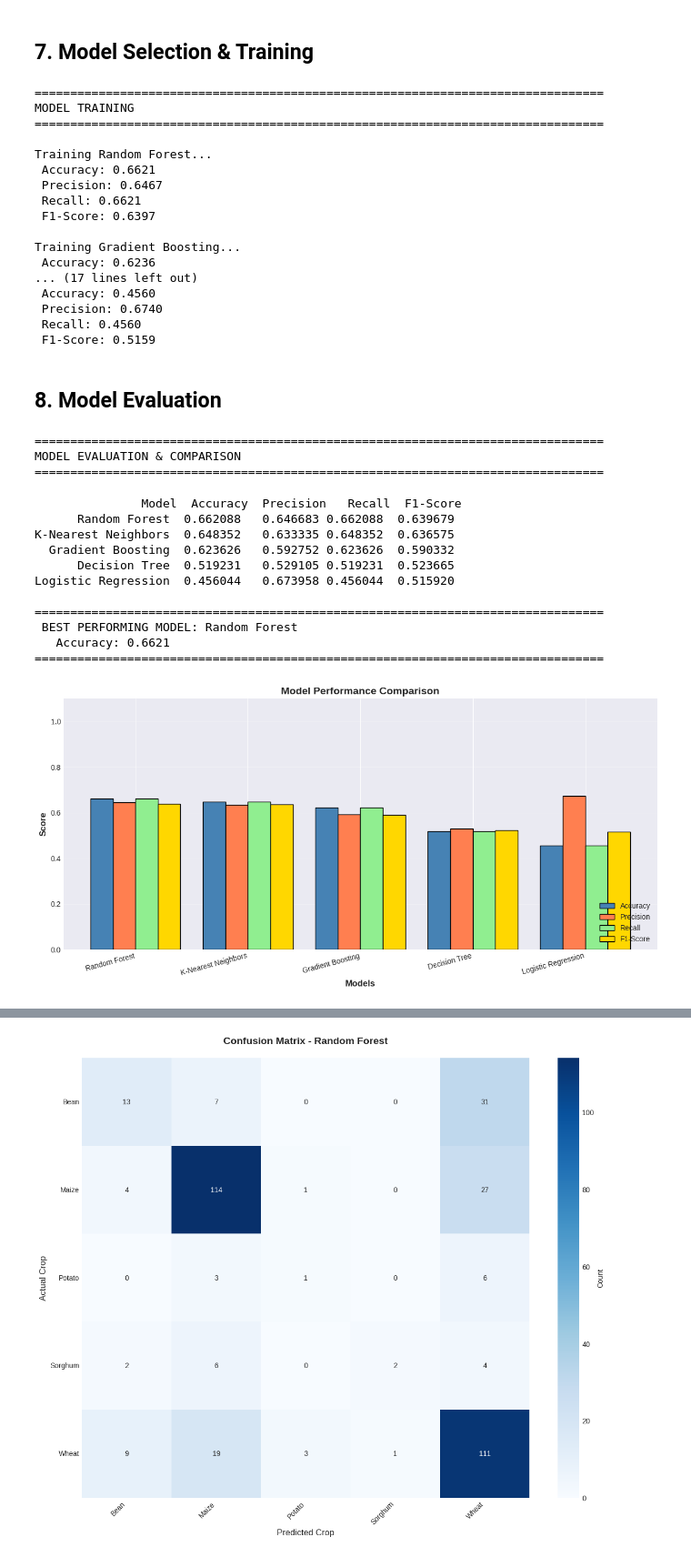
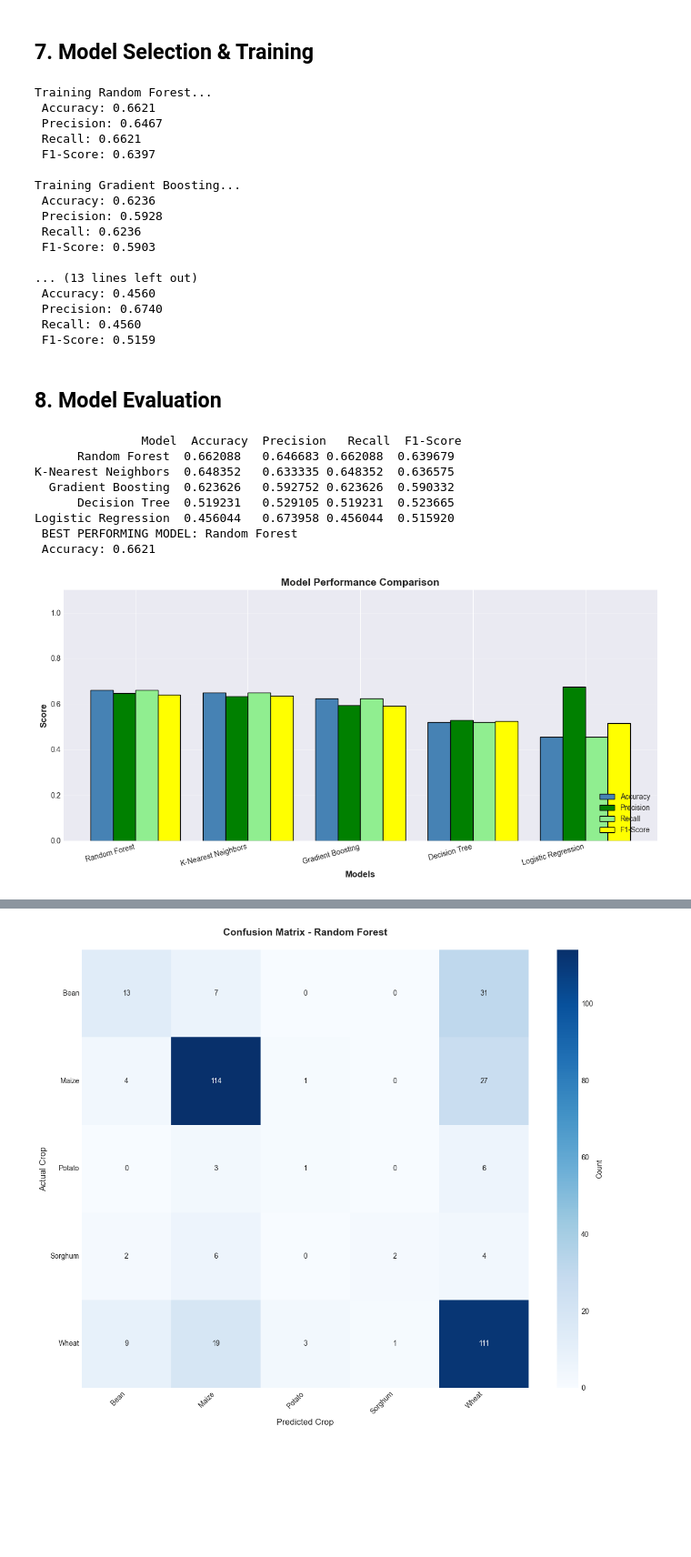
Before and after one commit to dntwaritag/SoSens, a Jupyter notebook: Notebook/SoSens.ipynb, the cells around one changed output, grey strips where cells are left out. Shown at 91% size. Saved outputs shown, nothing was run; the diff lists cells and outputs as text; code cells hidden in the pictures; blank space fills up the shorter version.

```diff
--- a/Notebook/SoSens.ipynb
+++ b/Notebook/SoSens.ipynb
@@ -68,11 +68,11 @@ print(" All libraries imported successfully")
 ## 3. Data Loading & Inspection
 # %%
 # Load the dataset
-df = pd.read_csv('/content/Crop Recommendation using Soil Properties and Weather Prediction.csv')
+df = pd.read_csv('../data/Crop Recommendation using Soil Properties and Weather Prediction.csv')
 
-print("="*80)
+
 print("DATASET OVERVIEW")
-print("="*80)
+print("-"*16)
 print(f"\nDataset Shape: {df.shape}")
 print(f"Total Records: {df.shape[0]:,}")
 print(f"Total Features: {df.shape[1]}")
@@ -434,7 +407,7 @@ models = {
     'Decision Tree': DecisionTreeClassifier(random_state=42, class_weight='balanced'),
     'K-Nearest Neighbors': KNeighborsClassifier(n_jobs=-1),
     'Logistic Regression': LogisticRegression(random_state=42, max_iter=1000,
-                                              class_weight='balanced', multi_class='multinomial')
+                                            class_weight='balanced', multi_class='multinomial')
 }
 
 # Train and evaluate each model
@@ -469,10 +442,6 @@ for name, model in models.items():
     print(f" Recall: {recall:.4f}")
     print(f" F1-Score: {f1:.4f}")
 # %% [output]
-================================================================================
-MODEL TRAINING
-================================================================================
-
 Training Random Forest...
  Accuracy: 0.6621
  Precision: 0.6467
@@ -481,21 +450,17 @@ Training Random Forest...
 
 Training Gradient Boosting...
  Accuracy: 0.6236
-... (17 lines left out)
+ Precision: 0.5928
+ Recall: 0.6236
+ F1-Score: 0.5903
+
+... (13 lines left out)
  Accuracy: 0.4560
  Precision: 0.6740
  Recall: 0.4560
  F1-Score: 0.5159
 # %% [markdown]
 ## 8. Model Evaluation
-# %%
-print("\n" + "="*80)
-print("MODEL EVALUATION & COMPARISON")
-print("="*80)
-# %% [output]
-================================================================================
-MODEL EVALUATION & COMPARISON
-================================================================================
 # %%
 # 8.1 Compare model performance
 comparison_df = pd.DataFrame({
@@ -514,10 +479,8 @@ best_model_name = comparison_df.iloc[0]['Model']
 best_model = results[best_model_name]['model']
 best_predictions = results[best_model_name]['predictions']
 
-print(f"\n{'='*80}")
 print(f" BEST PERFORMING MODEL: {best_model_name}")
-print(f"   Accuracy: {comparison_df.iloc[0]['Accuracy']:.4f}")
-print(f"{'='*80}")
+print(f" Accuracy: {comparison_df.iloc[0]['Accuracy']:.4f}")
 # %% [output]
                Model  Accuracy  Precision   Recall  F1-Score
       Random Forest  0.662088   0.646683 0.662088  0.639679
@@ -525,37 +488,34 @@ K-Nearest Neighbors  0.648352   0.633335 0.648352  0.636575
   Gradient Boosting  0.623626   0.592752 0.623626  0.590332
       Decision Tree  0.519231   0.529105 0.519231  0.523665
 Logistic Regression  0.456044   0.673958 0.456044  0.515920
-
-================================================================================
  BEST PERFORMING MODEL: Random Forest
-   Accuracy: 0.6621
-================================================================================
+ Accuracy: 0.6621
 # %%
 # 8.2 Visualize model comparison
 fig, ax = plt.subplots(figsize=(12, 6))
 x = np.arange(len(comparison_df))
 width = 0.2
 
 metrics = ['Accuracy', 'Precision', 'Recall', 'F1-Score']
-colors = ['steelblue', 'coral', 'lightgreen', 'gold']
+colors = ['steelblue', 'Green', 'lightgreen', 'Yellow']
 
 for idx, (metric, color) in enumerate(zip(metrics, colors)):
     offset = width * (idx - 1.5)
     ax.bar(x + offset, comparison_df[metric], width, label=metric, color=color, edgecolor='black')
 
 ax.set_xlabel('Models', fontsize=12, fontweight='bold')
 ax.set_ylabel('Score', fontsize=12, fontweight='bold')
 ax.set_title('Model Performance Comparison', fontsize=14, fontweight='bold')
 ax.set_xticks(x)
 ax.set_xticklabels(comparison_df['Model'], rotation=15, ha='right')
 ax.legend(loc='lower right')
 ax.grid(axis='y', alpha=0.3)
 ax.set_ylim([0, 1.1])
 
 plt.tight_layout()
 plt.savefig('model_comparison.png', dpi=300, bbox_inches='tight')
 plt.show()
 # %% [output]
-[figure, old version]
+[figure, new version]
 # %%
 # 8.3 Detailed classification report for best model
```
Also changed, not shown: parts of 35 cells of this notebook, 4 other files.
